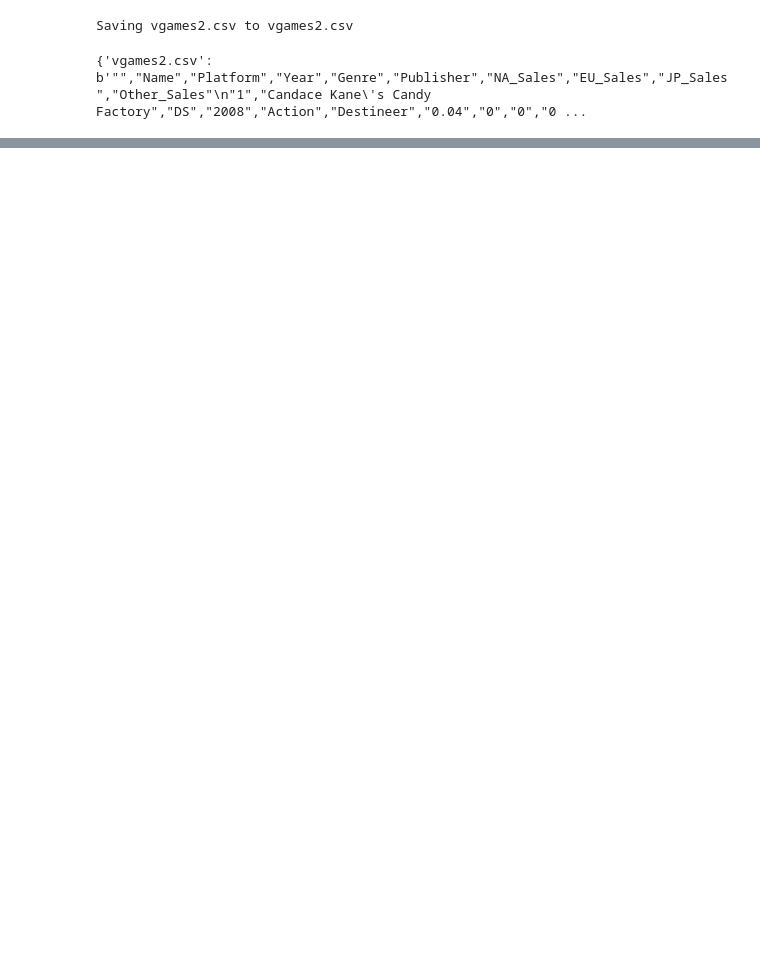
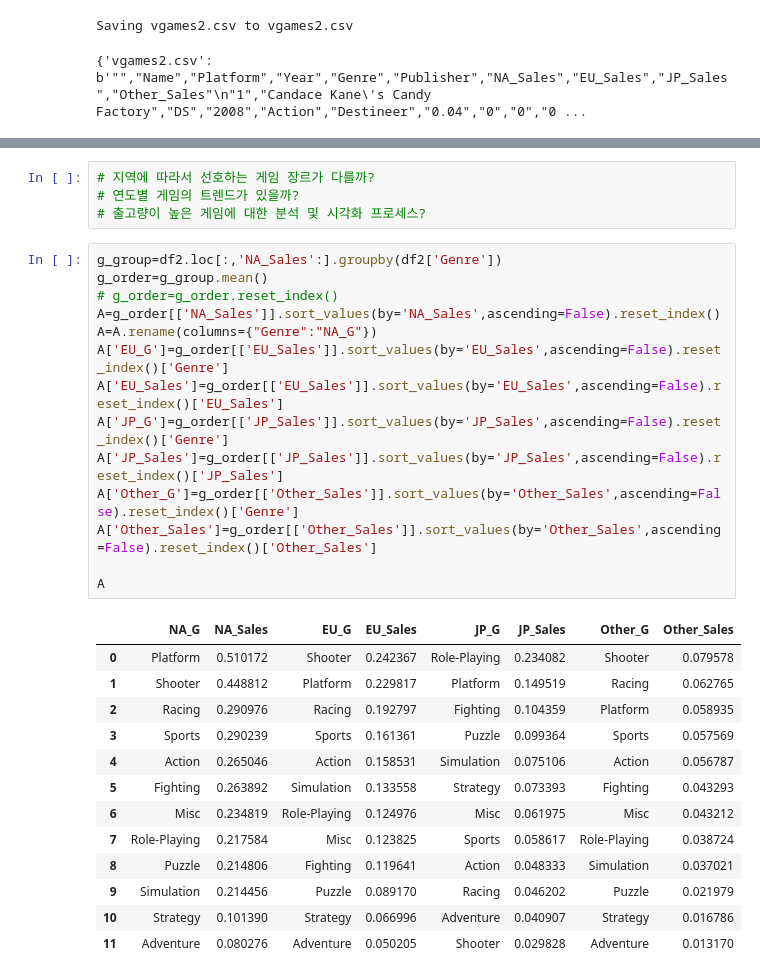
Before and after one commit to yena53/hello-world, a Jupyter notebook: 프로젝트_데이터전처리.ipynb, the cells around one changed output, grey strips where cells are left out. Cells and saved outputs as stored; diff of their text form; blank space fills up the shorter version.

```diff
--- a/프로젝트_데이터전처리.ipynb
+++ b/프로젝트_데이터전처리.ipynb
@@ -136,0 +82,32 @@ df2.head()
+# %%
+# 지역에 따라서 선호하는 게임 장르가 다를까?
+# 연도별 게임의 트렌드가 있을까?
+# 출고량이 높은 게임에 대한 분석 및 시각화 프로세스?
+# %%
+g_group=df2.loc[:,'NA_Sales':].groupby(df2['Genre'])
+g_order=g_group.mean()
+# g_order=g_order.reset_index()
+A=g_order[['NA_Sales']].sort_values(by='NA_Sales',ascending=False).reset_index()
+A=A.rename(columns={"Genre":"NA_G"})
+A['EU_G']=g_order[['EU_Sales']].sort_values(by='EU_Sales',ascending=False).reset_index()['Genre']
+A['EU_Sales']=g_order[['EU_Sales']].sort_values(by='EU_Sales',ascending=False).reset_index()['EU_Sales']
+A['JP_G']=g_order[['JP_Sales']].sort_values(by='JP_Sales',ascending=False).reset_index()['Genre']
+A['JP_Sales']=g_order[['JP_Sales']].sort_values(by='JP_Sales',ascending=False).reset_index()['JP_Sales']
+A['Other_G']=g_order[['Other_Sales']].sort_values(by='Other_Sales',ascending=False).reset_index()['Genre']
+A['Other_Sales']=g_order[['Other_Sales']].sort_values(by='Other_Sales',ascending=False).reset_index()['Other_Sales']
+
+A
+# %% [output]
+|  | NA_G | NA_Sales | EU_G | EU_Sales | JP_G | JP_Sales | Other_G | Other_Sales |
+| 0 | Platform | 0.510172 | Shooter | 0.242367 | Role-Playing | 0.234082 | Shooter | 0.079578 |
+| 1 | Shooter | 0.448812 | Platform | 0.229817 | Platform | 0.149519 | Racing | 0.062765 |
+| 2 | Racing | 0.290976 | Racing | 0.192797 | Fighting | 0.104359 | Platform | 0.058935 |
+| 3 | Sports | 0.290239 | Sports | 0.161361 | Puzzle | 0.099364 | Sports | 0.057569 |
+| 4 | Action | 0.265046 | Action | 0.158531 | Simulation | 0.075106 | Action | 0.056787 |
+| 5 | Fighting | 0.263892 | Simulation | 0.133558 | Strategy | 0.073393 | Fighting | 0.043293 |
+| 6 | Misc | 0.234819 | Role-Playing | 0.124976 | Misc | 0.061975 | Misc | 0.043212 |
+| 7 | Role-Playing | 0.217584 | Misc | 0.123825 | Sports | 0.058617 | Role-Playing | 0.038724 |
+| 8 | Puzzle | 0.214806 | Fighting | 0.119641 | Action | 0.048333 | Simulation | 0.037021 |
+| 9 | Simulation | 0.214456 | Puzzle | 0.089170 | Racing | 0.046202 | Puzzle | 0.021979 |
+| 10 | Strategy | 0.101390 | Strategy | 0.066996 | Adventure | 0.040907 | Strategy | 0.016786 |
+| 11 | Adventure | 0.080276 | Adventure | 0.050205 | Shooter | 0.029828 | Adventure | 0.013170 |
```
Also changed, not shown: parts of 17 cells of this notebook.
